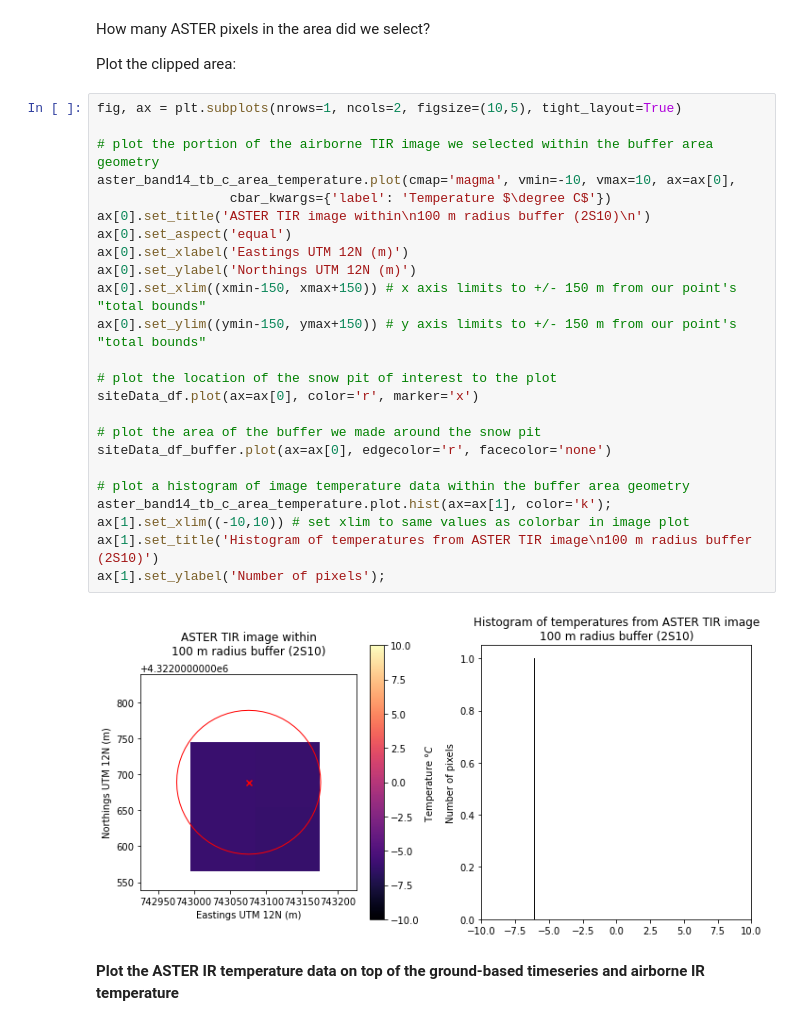
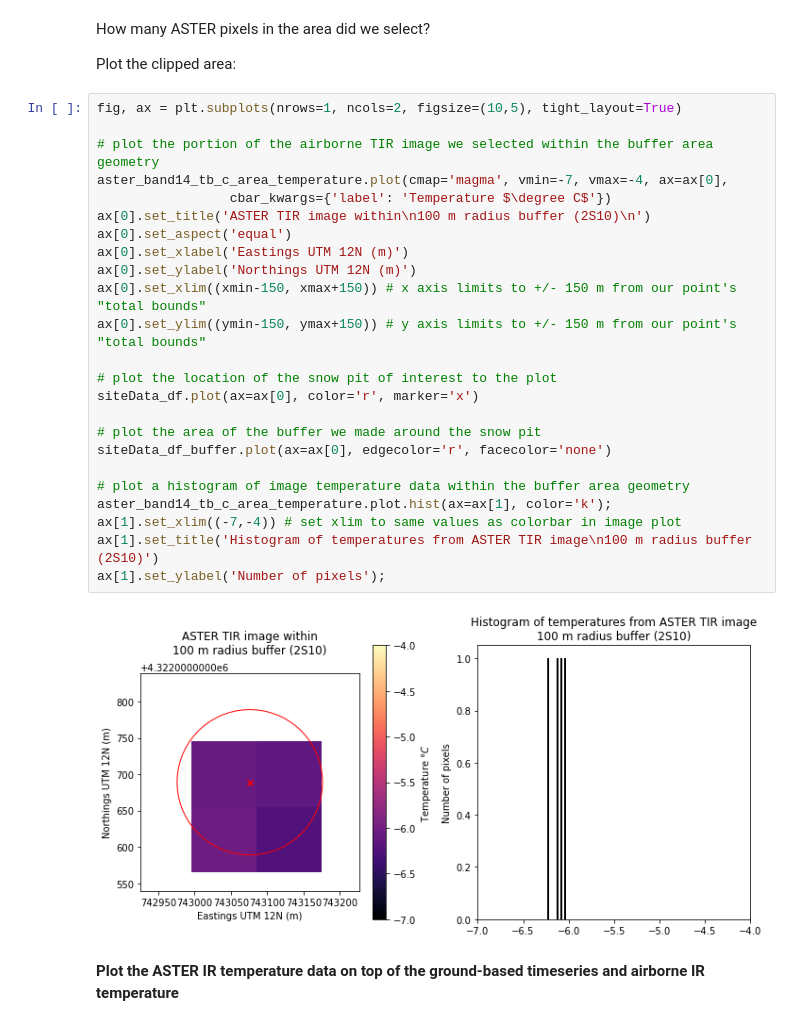
Before and after one commit to snowex-hackweek/website-2021, a Jupyter notebook: book/tutorials/thermal-ir/thermal-ir-tutorial.ipynb, the cells around one changed output. Saved outputs shown, nothing was run; the diff lists cells and outputs as text.

```diff
--- a/book/tutorials/thermal-ir/thermal-ir-tutorial.ipynb
+++ b/book/tutorials/thermal-ir/thermal-ir-tutorial.ipynb
@@ -880,29 +903,29 @@ Plot the clipped area:
 # %%
 fig, ax = plt.subplots(nrows=1, ncols=2, figsize=(10,5), tight_layout=True)
 
 # plot the portion of the airborne TIR image we selected within the buffer area geometry
-aster_band14_tb_c_area_temperature.plot(cmap='magma', vmin=-10, vmax=10, ax=ax[0],
+aster_band14_tb_c_area_temperature.plot(cmap='magma', vmin=-7, vmax=-4, ax=ax[0],
                  cbar_kwargs={'label': 'Temperature $\degree C$'})
 ax[0].set_title('ASTER TIR image within\n100 m radius buffer (2S10)\n')
 ax[0].set_aspect('equal')
 ax[0].set_xlabel('Eastings UTM 12N (m)')
 ax[0].set_ylabel('Northings UTM 12N (m)')
 ax[0].set_xlim((xmin-150, xmax+150)) # x axis limits to +/- 150 m from our point's "total bounds"
 ax[0].set_ylim((ymin-150, ymax+150)) # y axis limits to +/- 150 m from our point's "total bounds"
 
 # plot the location of the snow pit of interest to the plot
 siteData_df.plot(ax=ax[0], color='r', marker='x')
 
 # plot the area of the buffer we made around the snow pit
 siteData_df_buffer.plot(ax=ax[0], edgecolor='r', facecolor='none')
 
 # plot a histogram of image temperature data within the buffer area geometry
 aster_band14_tb_c_area_temperature.plot.hist(ax=ax[1], color='k');
-ax[1].set_xlim((-10,10)) # set xlim to same values as colorbar in image plot
+ax[1].set_xlim((-7,-4)) # set xlim to same values as colorbar in image plot
 ax[1].set_title('Histogram of temperatures from ASTER TIR image\n100 m radius buffer (2S10)')
 ax[1].set_ylabel('Number of pixels');
 # %% [output]
-[figure, old version]
+[figure, new version]
 # %% [markdown]
 **Plot the ASTER IR temperature data on top of the ground-based timeseries and airborne IR temperature**
 # %%
```
Also changed, not shown: parts of 9 cells of this notebook, 1 other file.
